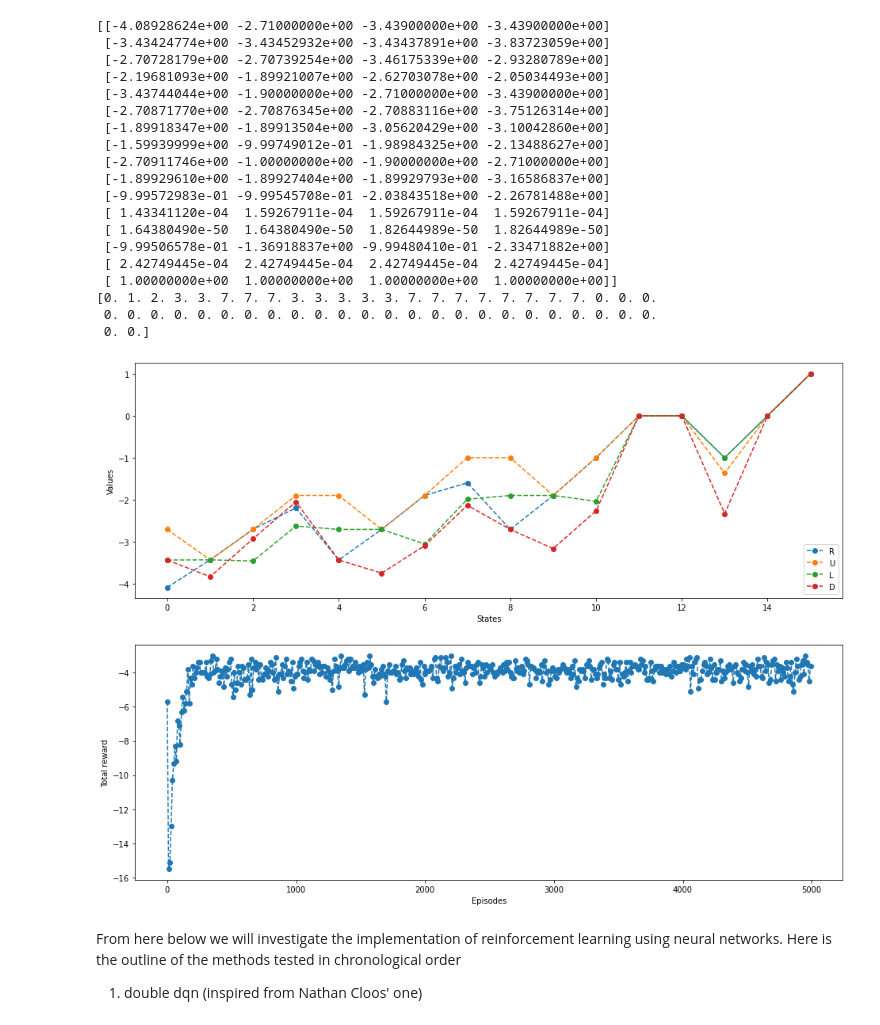
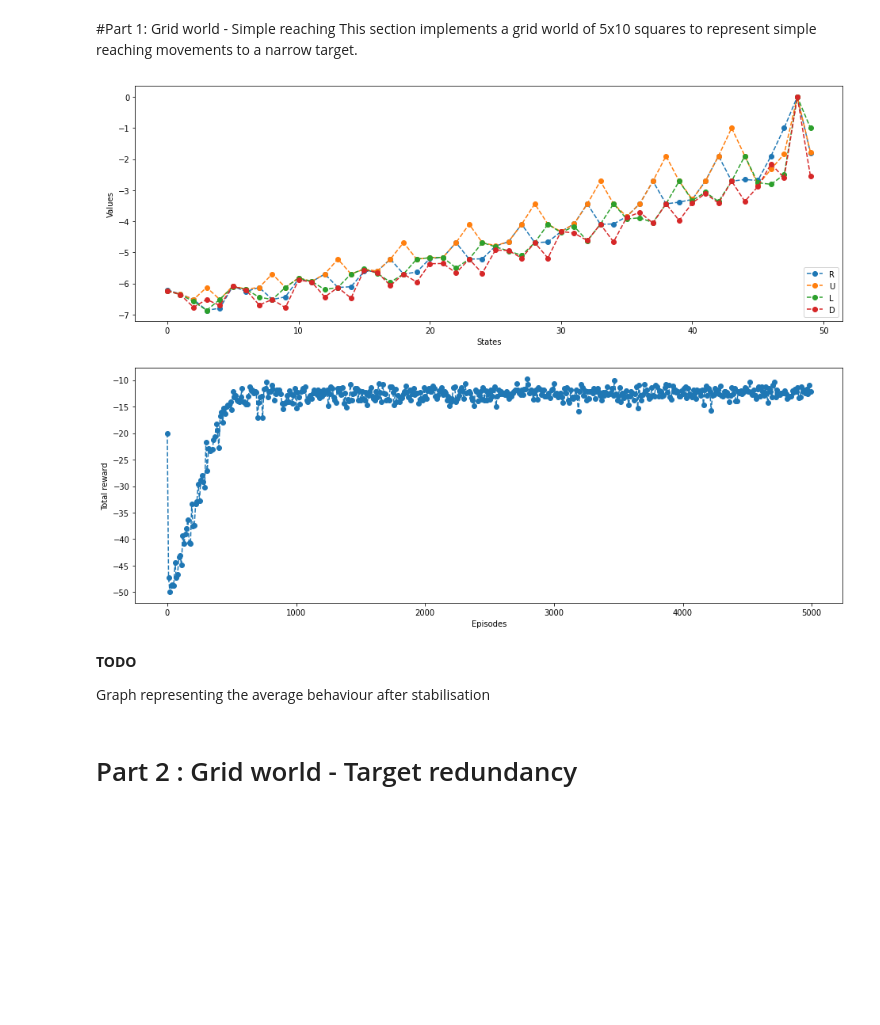
Before and after one commit to dopaminegirl19/ReachRLToolbox, a Jupyter notebook: TestRL.ipynb, the cells around one changed output. Saved outputs shown, nothing was run; the diff lists cells and outputs as text; code cells hidden in the pictures; blank space fills up the shorter version.

```diff
--- a/TestRL.ipynb
+++ b/TestRL.ipynb
@@ -234,7 +193,7 @@ def learn_environment(env,learning_rule,params,max_steps,n_episodes):
 
   return value, reward_sums
 
-def simulate_episode(env,params,max_steps):
+def simulate_episode(value,env,params,max_steps):
   state_history=np.zeros(max_steps)
   state=env.init_state
   reward_sum=0
@@ -271,0 +212,3 @@ def q_learning(state,action,reward,next_state,value,params):
+# %% [markdown]
+#Part 1: Grid world - Simple reaching
+This section implements a grid world of 5x10 squares to represent simple reaching movements to a narrow target.
@@ -272,43 +276,19 @@ def q_learning(state,action,reward,next_state,value,params):
 # %%
 params = {
     'epsilon':0.2,
     'alpha':0.1,
     'gamma':0.9,
 }
 
-env_test = ToyExample()
+env_test = SimpleGrid()
 n_episodes = 5000
 max_steps = 50
 value_qlearning,reward_sums_qlearning = learn_environment(env_test,q_learning,params,max_steps,n_episodes)
 
 plot_performance(env_test,value_qlearning,reward_sums_qlearning)
-print(value_qlearning)
+# print(value_qlearning)
 
-state_history,reward_sum = simulate_episode(env_test,params,max_steps)
-print(state_history)
+state_history,reward_sum = simulate_episode(value_qlearning,env_test,params,max_steps)
+# print(state_history)
 # %% [output]
-[[-4.08928624e+00 -2.71000000e+00 -3.43900000e+00 -3.43900000e+00]
- [-3.43424774e+00 -3.43452932e+00 -3.43437891e+00 -3.83723059e+00]
- [-2.70728179e+00 -2.70739254e+00 -3.46175339e+00 -2.93280789e+00]
- [-2.19681093e+00 -1.89921007e+00 -2.62703078e+00 -2.05034493e+00]
- [-3.43744044e+00 -1.90000000e+00 -2.71000000e+00 -3.43900000e+00]
- [-2.70871770e+00 -2.70876345e+00 -2.70883116e+00 -3.75126314e+00]
- [-1.89918347e+00 -1.89913504e+00 -3.05620429e+00 -3.10042860e+00]
- [-1.59939999e+00 -9.99749012e-01 -1.98984325e+00 -2.13488627e+00]
- [-2.70911746e+00 -1.00000000e+00 -1.90000000e+00 -2.71000000e+00]
- [-1.89929610e+00 -1.89927404e+00 -1.89929793e+00 -3.16586837e+00]
- [-9.99572983e-01 -9.99545708e-01 -2.03843518e+00 -2.26781488e+00]
- [ 1.43341120e-04  1.59267911e-04  1.59267911e-04  1.59267911e-04]
- [ 1.64380490e-50  1.64380490e-50  1.82644989e-50  1.82644989e-50]
- [-9.99506578e-01 -1.36918837e+00 -9.99480410e-01 -2.33471882e+00]
- [ 2.42749445e-04  2.42749445e-04  2.42749445e-04  2.42749445e-04]
- [ 1.00000000e+00  1.00000000e+00  1.00000000e+00  1.00000000e+00]]
-[0. 1. 2. 3. 3. 7. 7. 7. 3. 3. 3. 3. 3. 7. 7. 7. 7. 7. 7. 7. 7. 0. 0. 0.
- 0. 0. 0. 0. 0. 0. 0. 0. 0. 0. 0. 0. 0. 0. 0. 0. 0. 0. 0. 0. 0. 0. 0. 0.
- 0. 0.]
-[figure, old version]
+[figure, new version]
-# %% [markdown]
-From here below we will investigate the implementation of reinforcement learning using neural networks. Here is the outline of the methods tested in chronological order
-
-
-1. double dqn (inspired from Nathan Cloos' one)
@@ -484,0 +295,6 @@ class ReplayMemory():
+# %% [markdown]
+**TODO**
+
+Graph representing the average behaviour after stabilisation
+# %% [markdown]
+# Part 2 : Grid world - Target redundancy
```
Also changed, not shown: parts of 18 cells of this notebook.
